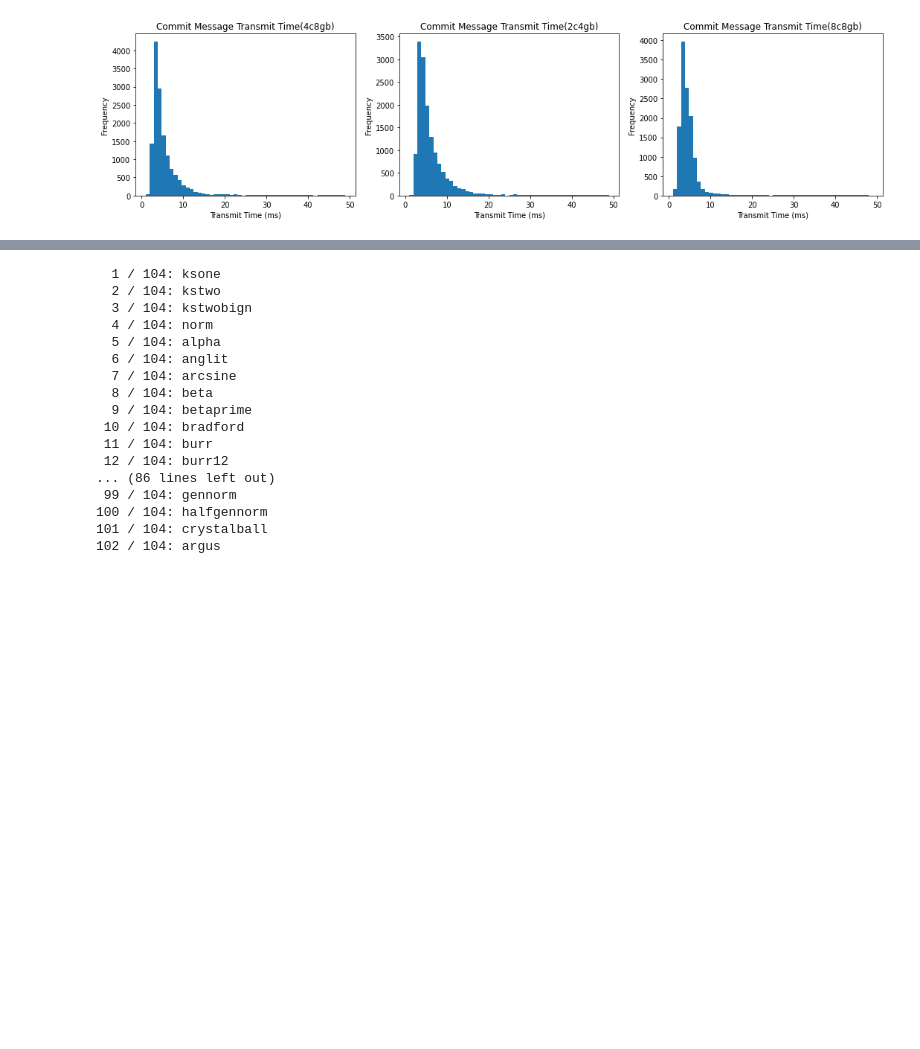
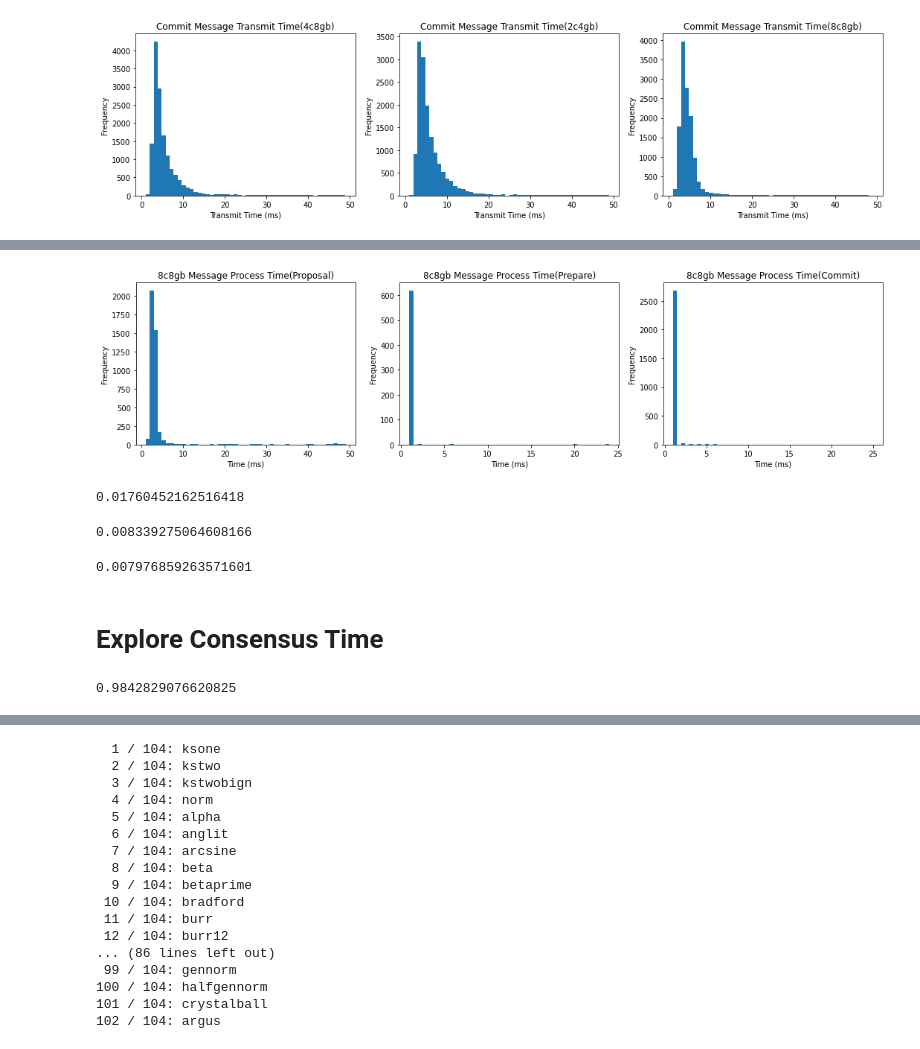
Before and after one commit to CaixiangFan/besu-benchmark, a Jupyter notebook: src/log_analysis.ipynb, the cells around one changed output, grey strips where cells are left out. Drawn from its saved outputs; the diff is of its cells as text; code cells hidden in the pictures; blank space fills up the shorter version.

```diff
--- a/src/log_analysis.ipynb
+++ b/src/log_analysis.ipynb
@@ -239,0 +274,27 @@ plt.show()
+# %%
+t_process_proposal, t_process_prepare, t_process_commit = cal_process_time(df3)
+
+fig, axs = plt.subplots(nrows=1, ncols=3, figsize=(18, 4))
+title = '8c8gb Message Process Time'
+upper, bins = 50, 50
+plot_hist(t_process_proposal, axs[0], upper, bins, title+'(Proposal)')
+plot_hist(t_process_prepare, axs[1], upper, bins, title+'(Prepare)')
+plot_hist(t_process_commit, axs[2], upper, bins, title+'(Commit)')
+
+plt.show()
+# %% [output]
+[figure, added]
+# %%
+sum(ts_pro_trans_4c8gb)/len(ts_pro_trans_4c8gb)
+# %% [output]
+0.01760452162516418
+# %%
+sum(ts_prep_trans_4c8gb)/len(ts_prep_trans_4c8gb)
+# %% [output]
+0.008339275064608166
+# %%
+sum(ts_commit_trans_4c8gb)/len(ts_commit_trans_4c8gb)
+# %% [output]
+0.007976859263571601
+# %% [markdown]
+# Explore Consensus Time
@@ -239,0 +305,4 @@ plt.show()
+# %%
+len([t for t in consensus_time_4c8gb if t < 0.4])/len(consensus_time_4c8gb)
+# %% [output]
+0.9842829076620825
```
Also changed, not shown: parts of 38 cells of this notebook, 5 other files.
